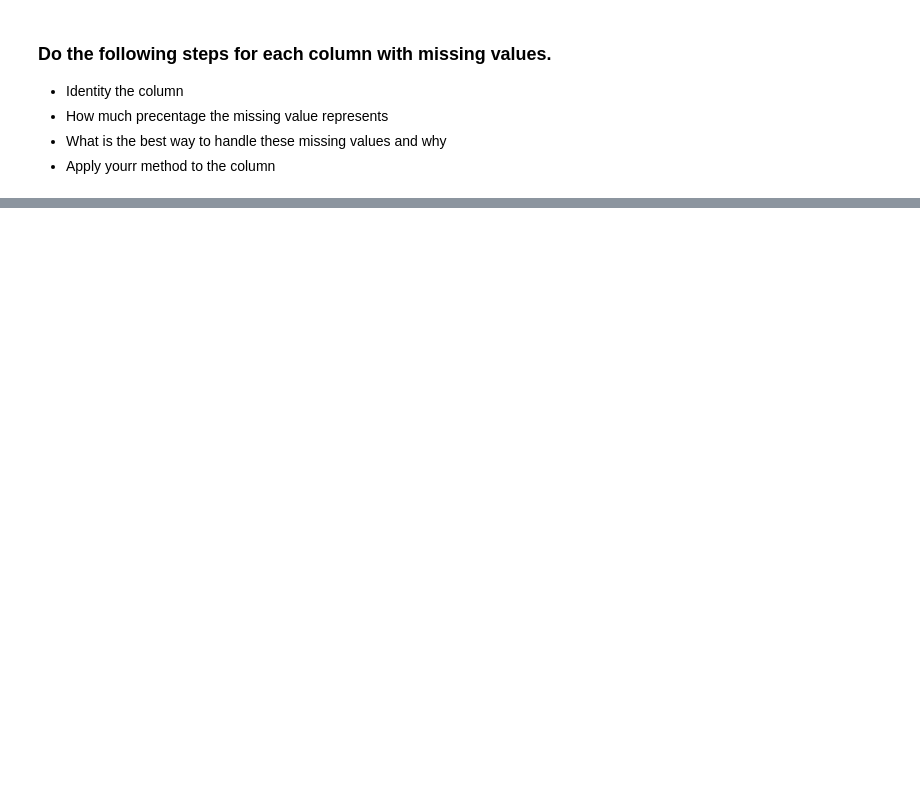
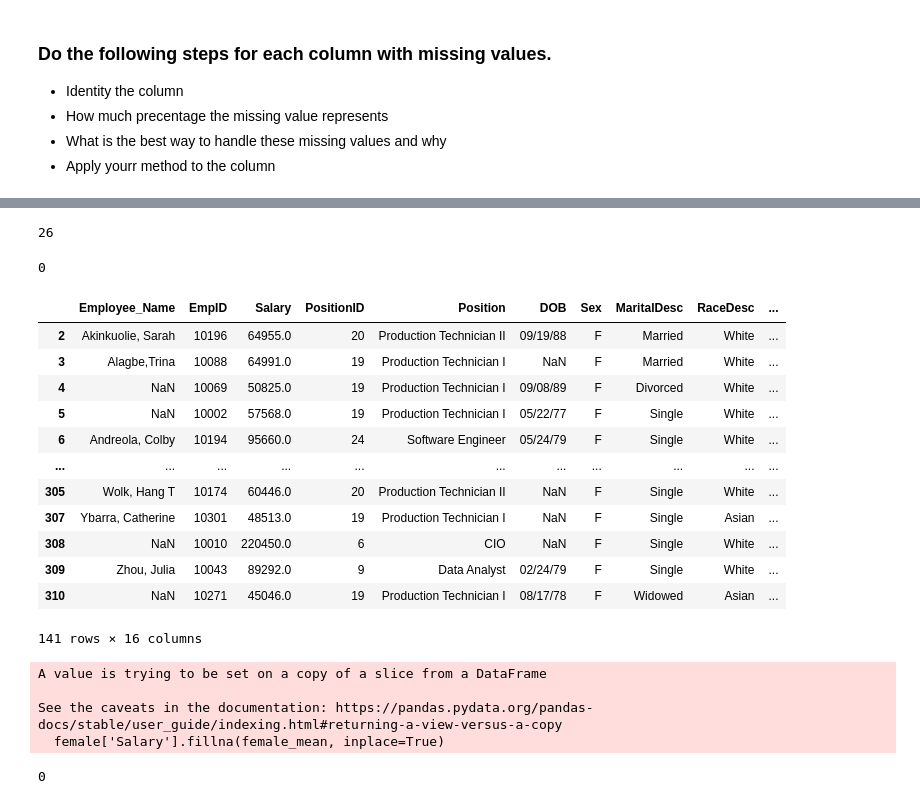
Before and after one commit to Tuwaiq-Data-Science-Bootcamp-V2/MissingData-Lab1, a Jupyter notebook: Missing Values Assignment .ipynb, the cells around one changed output, grey strips where cells are left out. Saved outputs shown, nothing was run; the diff lists cells and outputs as text; code cells hidden in the pictures; blank space fills up the shorter version.

```diff
--- a/Missing Values Assignment .ipynb
+++ b/Missing Values Assignment .ipynb
@@ -20,0 +191,3 @@
+# %%
+# Since all manger id are belonges to Webster Butler we will replace the nan values in this column with the same id which is 39
+HR_Missing['ManagerID'] = HR_Missing['ManagerID'].fillna(39)
@@ -20,0 +217,40 @@
+# %%
+HR_Missing[HR_Missing['Sex']=='F']['Salary'].isna().sum()
+# %% [output]
+26
+# %%
+HR_Missing[HR_Missing['Sex']=='M']['Salary'].isna().sum()
+# %% [output]
+0
+# %%
+# no missing salary for male but we find 26 missing value for female. So i will replace the nan salary for female with the mean salary for female.
+condition = HR_Missing["Sex"] == "F"
+female = HR_Missing[condition]
+female
+# %% [output]
+|  | Employee_Name | EmpID | Salary | PositionID | Position | DOB | Sex | MaritalDesc | RaceDesc | ... |
+| 2 | Akinkuolie, Sarah | 10196 | 64955.0 | 20 | Production Technician II | 09/19/88 | F | Married | White | ... |
+| 3 | Alagbe,Trina | 10088 | 64991.0 | 19 | Production Technician I | NaN | F | Married | White | ... |
+| 4 | NaN | 10069 | 50825.0 | 19 | Production Technician I | 09/08/89 | F | Divorced | White | ... |
+| 5 | NaN | 10002 | 57568.0 | 19 | Production Technician I | 05/22/77 | F | Single | White | ... |
+| 6 | Andreola, Colby | 10194 | 95660.0 | 24 | Software Engineer | 05/24/79 | F | Single | White | ... |
+| ... | ... | ... | ... | ... | ... | ... | ... | ... | ... | ... |
+| 305 | Wolk, Hang T | 10174 | 60446.0 | 20 | Production Technician II | NaN | F | Single | White | ... |
+| 307 | Ybarra, Catherine | 10301 | 48513.0 | 19 | Production Technician I | NaN | F | Single | Asian | ... |
+| 308 | NaN | 10010 | 220450.0 | 6 | CIO | NaN | F | Single | White | ... |
+| 309 | Zhou, Julia | 10043 | 89292.0 | 9 | Data Analyst | 02/24/79 | F | Single | White | ... |
+| 310 | NaN | 10271 | 45046.0 | 19 | Production Technician I | 08/17/78 | F | Widowed | Asian | ... |
+141 rows × 16 columns
+# %%
+female_mean= round(female['Salary'].mean(),2)
+female['Salary'].fillna(female_mean, inplace=True)
+# %% [output]
+A value is trying to be set on a copy of a slice from a DataFrame
+
+See the caveats in the documentation: https://pandas.pydata.org/pandas-docs/stable/user_guide/indexing.html#returning-a-view-versus-a-copy
+  female['Salary'].fillna(female_mean, inplace=True)
+# %%
+#check the Salary has no missing value
+female['Salary'].isna().sum()
+# %% [output]
+0
```
Also changed, not shown: parts of 17 cells of this notebook.
